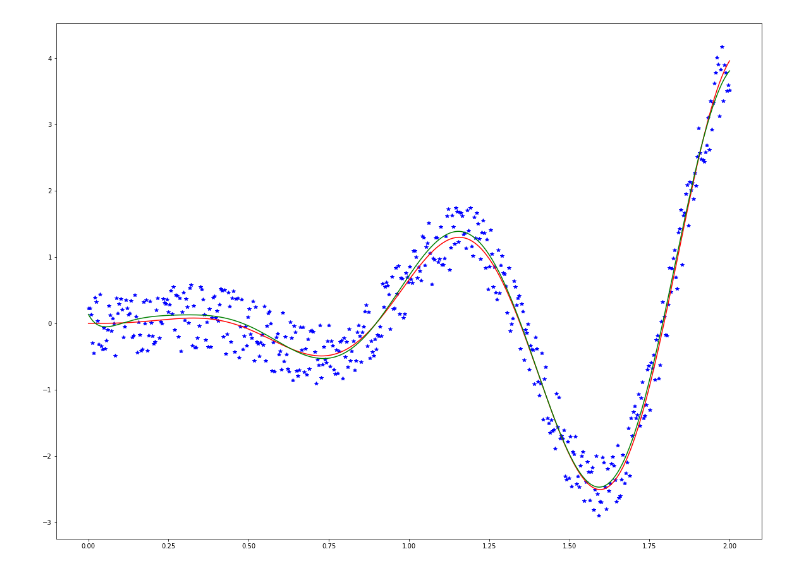
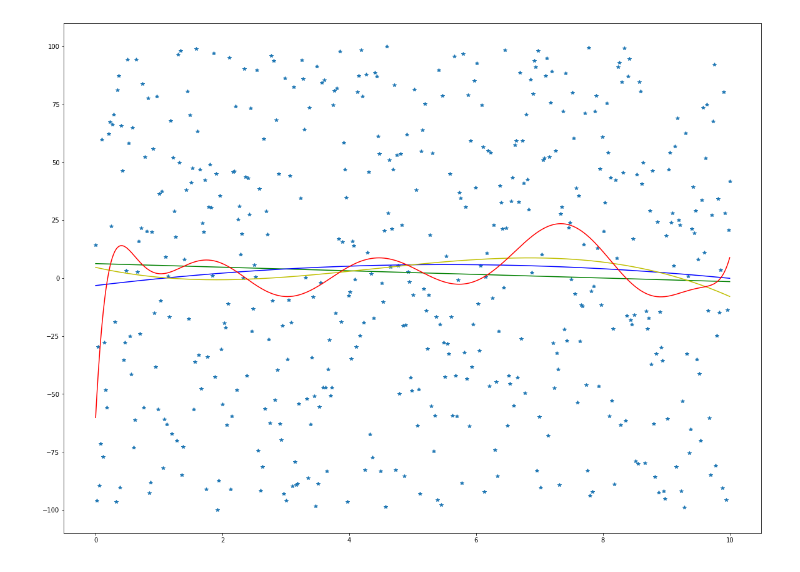
Before and after one commit to rovvvn/2017-cmp, a Jupyter notebook: ASCANO-HW5.1-POLYFIT.ipynb, the cells around one changed output. Cells and saved outputs as stored; diff of their text form; code cells hidden in the pictures.

```diff
--- a/ASCANO-HW5.1-POLYFIT.ipynb
+++ b/ASCANO-HW5.1-POLYFIT.ipynb
@@ -1,31 +1,40 @@
 # %%
 import matplotlib.pyplot as plt
 import numpy as np
 from math import exp as exp1
 
 #define a function to base approximation
-f = lambda x: x**2 * np.sin(7*x)
+#f = lambda x: x * np.sin(7*x)
 
 #generate plot with random noise using np.random.rand()
-a , b = 0 , 2
+a , b = 0 , 10
 n = 500
-degree = 11
 
 x = np.linspace(a, b, n)
-y = f(x) + np.random.rand(n) - 0.5
+y = 200*np.random.rand(n) - 100
 
 #fit
-fitting = np.polyfit(x,y,degree)
-fitting = np.poly1d(fitting)
+fit = np.polyfit(x, f(x),0)
+fitting1 = np.polyfit(x,y,1)
+fitting2 = np.polyfit(x,y,2)
+fitting3 = np.polyfit(x,y,3)
+fitting4 = np.polyfit(x,y,11)
+fitting1 = np.poly1d(fitting1)
+fitting2 = np.poly1d(fitting2)
+fitting3 = np.poly1d(fitting3)
+fitting4 = np.poly1d(fitting4)
 
 # resize
 plt.figure(figsize=[20, 15])
 
 # plot on same graph
 #plt.legend(loc='lower left')
-plt.plot(x,y, 'b*', label='noise')
-plt.plot(x,f(x), 'r', label='actual')
-plt.plot(x, fitting(x), 'g', label='fit')
+plt.plot(x, y, '*', label='noise')
+#plt.plot(x, f(x), 'r', label='actual')
+plt.plot(x, fitting(x), 'g', label='fit1')
+plt.plot(x, fitting2(x), 'b', label='fit2')
+plt.plot(x, fitting3(x), 'y', label='fit3')
+plt.plot(x, fitting4(x), 'r', label='fit4')
 plt.show()
 # %% [output]
-[figure, old version]
+[figure, new version]
```
Also changed, not shown: parts of 2 cells of this notebook.
